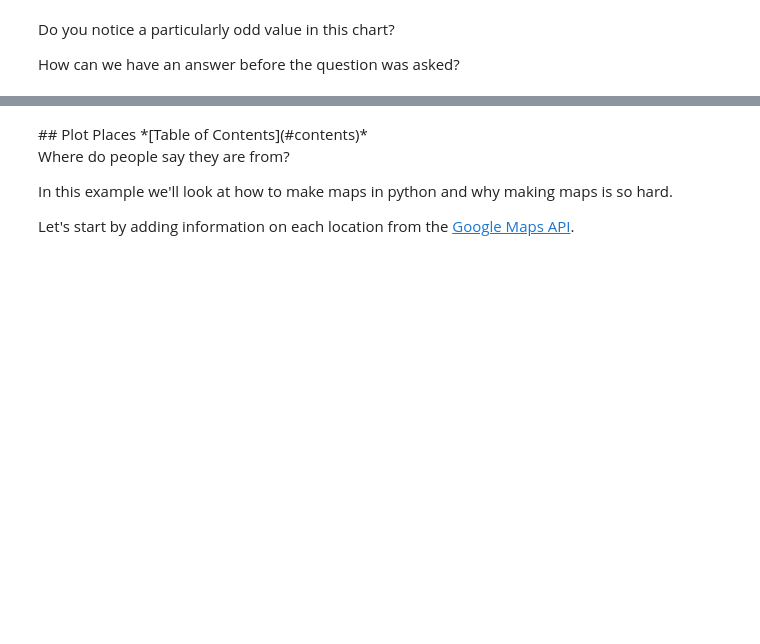
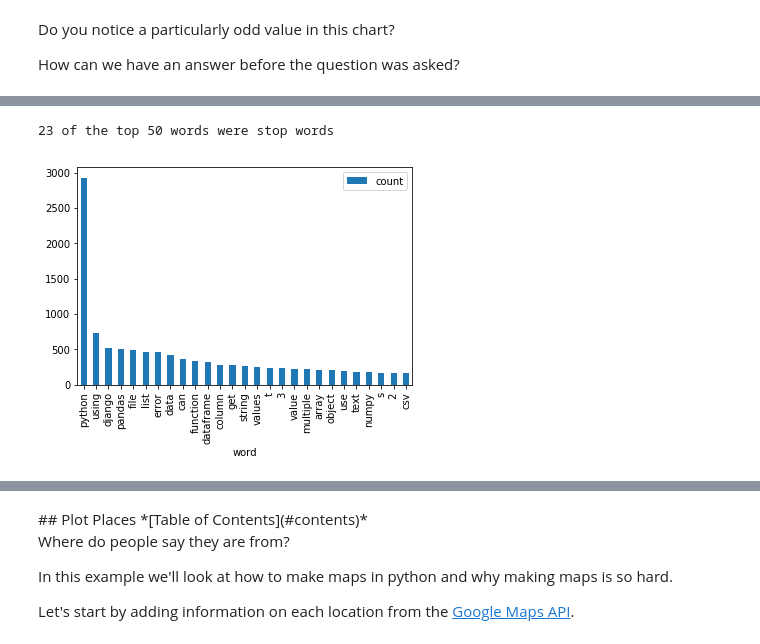
Before and after one commit to kbrady/pytn_2018, a Jupyter notebook: Visualization Talk.ipynb, the cells around one changed output, grey strips where cells are left out. Cells and saved outputs as stored; diff of their text form; code cells hidden in the pictures; blank space fills up the shorter version.

```diff
--- a/Visualization Talk.ipynb
+++ b/Visualization Talk.ipynb
@@ -350,0 +314,34 @@ text_to_wordcloud(python_titles, "'Python' Tagged Questions")
+# %%
+tag = 'python'
+python_titles = questions[questions['Tags'].str.contains('<'+tag+'>')]['Title'].str.lower()
+word_counter = Counter([word for phrase in python_titles.tolist() for word in re.split("[^\w]+", phrase)])
+
+url = 'https://raw.githubusercontent.com/Alir3z4/stop-words/master/english.txt'
+# url = '<path to local file>' # uncomment this line and add the path if you have downloaded the English stop words
+stop_words = pd.read_csv(url, header=None)[0].tolist()
+
+stop_word_count = 0
+words_to_use = 50
+
+# a list to collect words in the top 50 that are not stop words
+totals = []
+# a dataframe to occur whether or not a word appears in each post title
+occurs_in_post = pd.DataFrame()
+for word, count in word_counter.most_common(words_to_use):
+    # also filter out the empty string
+    if word in stop_words or len(word) == 0:
+        stop_word_count += 1
+        continue
+    totals.append((word, count))
+    occurs_in_post[word] = python_titles.apply(lambda s: 1 if word in re.split("[^\w]+", s) else 0)
+
+print('{0} of the top {1} words were stop words'.format(stop_word_count, words_to_use))
+
+# plot word counts
+totals = pd.DataFrame(totals, columns=['word', 'count'])
+totals.set_index('word', inplace=True)
+totals.plot(kind='bar')
+plt.show()
+# %% [output]
+23 of the top 50 words were stop words
+[figure, added]
```
Also changed, not shown: parts of 44 cells of this notebook, 1 other file.
